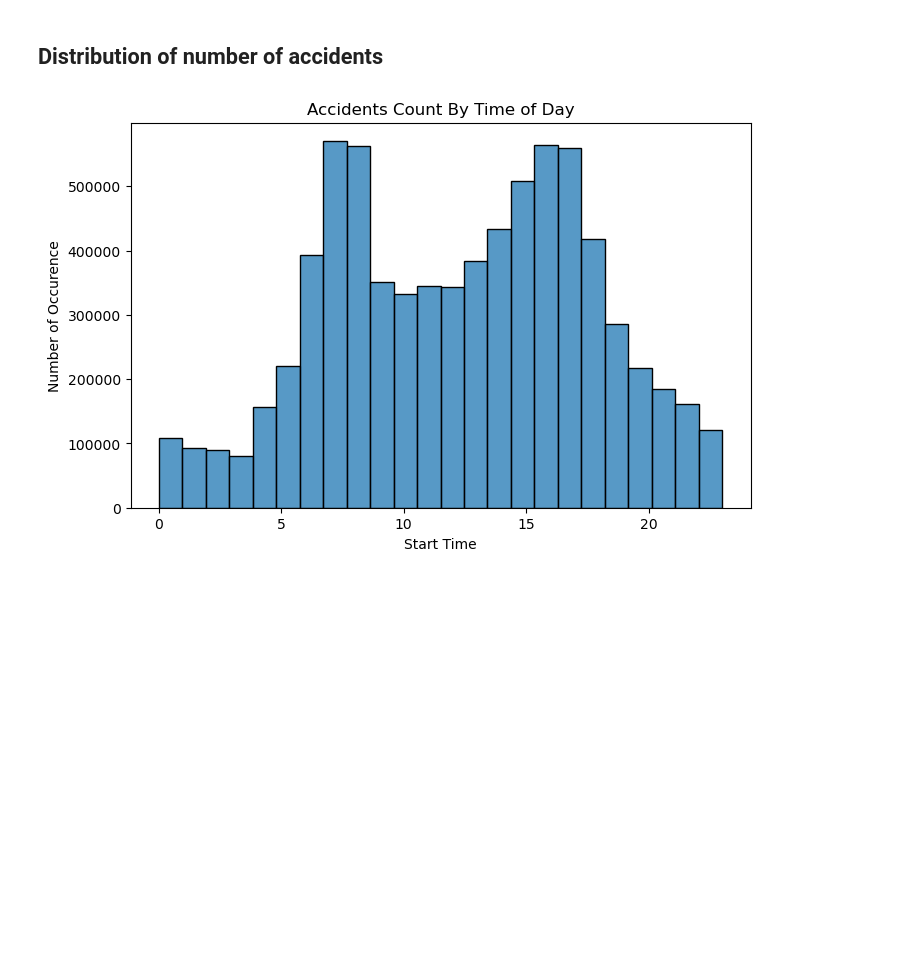
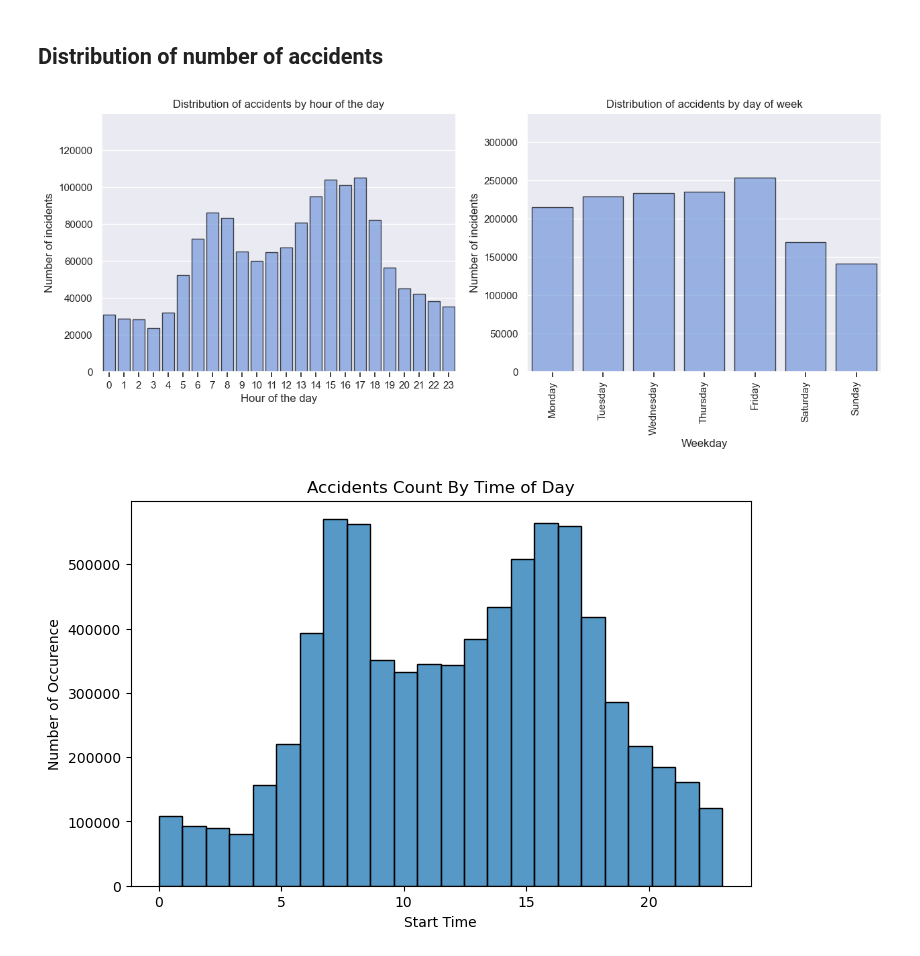
Before and after one commit to MKorona1/social_data_final_project, a Jupyter notebook: final_notebook/explainer_notebook.ipynb, the cells around one changed output. Saved outputs shown, nothing was run; the diff lists cells and outputs as text; code cells hidden in the pictures; blank space fills up the shorter version.

Commit message:
Update notebook and upload plot

```diff
--- a/final_notebook/explainer_notebook.ipynb
+++ b/final_notebook/explainer_notebook.ipynb
@@ -6,7 +6,6 @@ import seaborn as sns
 
 pd.set_option("display.max_columns", None)
 pd.set_option("display.max_rows", None)
-sns.set()
 # %%
 df = pd.read_csv("US_Accidents_March23.csv")
 df.head()
@@ -326,6 +325,11 @@ plt.show()
 We can see that now the situation is quite different: severity equal to 2 still has the highest occurence in all of the states, but there are states like Rhode Island or Kentucky where there's almost the same percentage of accident with severity 2 and 3. There are also states, like Montana, South Dakota or West Virginia, where there are more accidents of severity 4 that severity 3.
 # %% [markdown]
 # 3. Data analysis
+# %%
+df_cal = pd.read_csv("data_california.csv")
+
+df_cal['Start_Time'] = pd.to_datetime(df_cal['Start_Time'])
+df_cal['End_Time'] = pd.to_datetime(df_cal['End_Time'])
 # %%
 # Group data by year and severity, and count the number of accidents
 severity_counts = df.groupby(['Year', 'Severity']).size().unstack(fill_value=0)
@@ -345,6 +349,34 @@ plt.show()
 In the plot above we can see how the severity of accidents changed over the years. Number of the most and the least severe accidents was quite stable during the years. Accidents with severity 3 had a peak in 2018, but since then the number of accidents was slowly decreasing throughout the years. What's interesting is that the number of accidents with severity 2 (and a total number of accidents as well) has been sharply increasing every single year.
 # %% [markdown]
 ## Distribution of number of accidents
+# %%
+hourly_counts = df_cal['Hour'].value_counts().sort_index()
+fig = plt.figure(figsize=(15,5))
+
+# Plot the hourly counts
+ax = fig.add_subplot(1, 2, 1)
+g = sns.barplot(x=hourly_counts.index, y=hourly_counts.values, ax=ax, edgecolor="black", color="cornflowerblue", alpha=0.7)
+ax.set_xlabel("Hour of the day")
+ax.set_ylim(top=hourly_counts.values.max() + hourly_counts.values.max()/3)
+ax.set_ylabel('Number of incidents')
+ax.set_title("Distribution of accidents by hour of the day")
+ax.tick_params(bottom=True)
+
+df_cal['DayOfWeekName'] = df_cal['Start_Time'].dt.day_name()
+weekday_counts = df_cal['DayOfWeekName'].value_counts().reindex(['Monday', 'Tuesday', 'Wednesday', 'Thursday', 'Friday', 'Saturday', 'Sunday'])
+
+# Plot the barplot for the current crime category
+ax = fig.add_subplot(1, 2, 2)
+g = sns.barplot(x=weekday_counts.index, y=weekday_counts.values, edgecolor="black", color="cornflowerblue", alpha=0.7)
+ax.set_xlabel("Weekday")
+g.set_xticklabels(g.get_xticklabels(), rotation=90)
+ax.set_ylim(top=weekday_counts.values.max() + weekday_counts.values.max()/3)
+ax.set_ylabel('Number of incidents')
+ax.tick_params(bottom=True)
+ax.set_title("Distribution of accidents by day of week")
+plt.show()
+# %% [output]
+[figure, added]
 # %%
 us_accidents = df.astype({'Start_Time': 'datetime64[ns]', 'End_Time': 'datetime64[ns]'})
 
```
Also changed, not shown: parts of 1 cell of this notebook, 1 other file.
